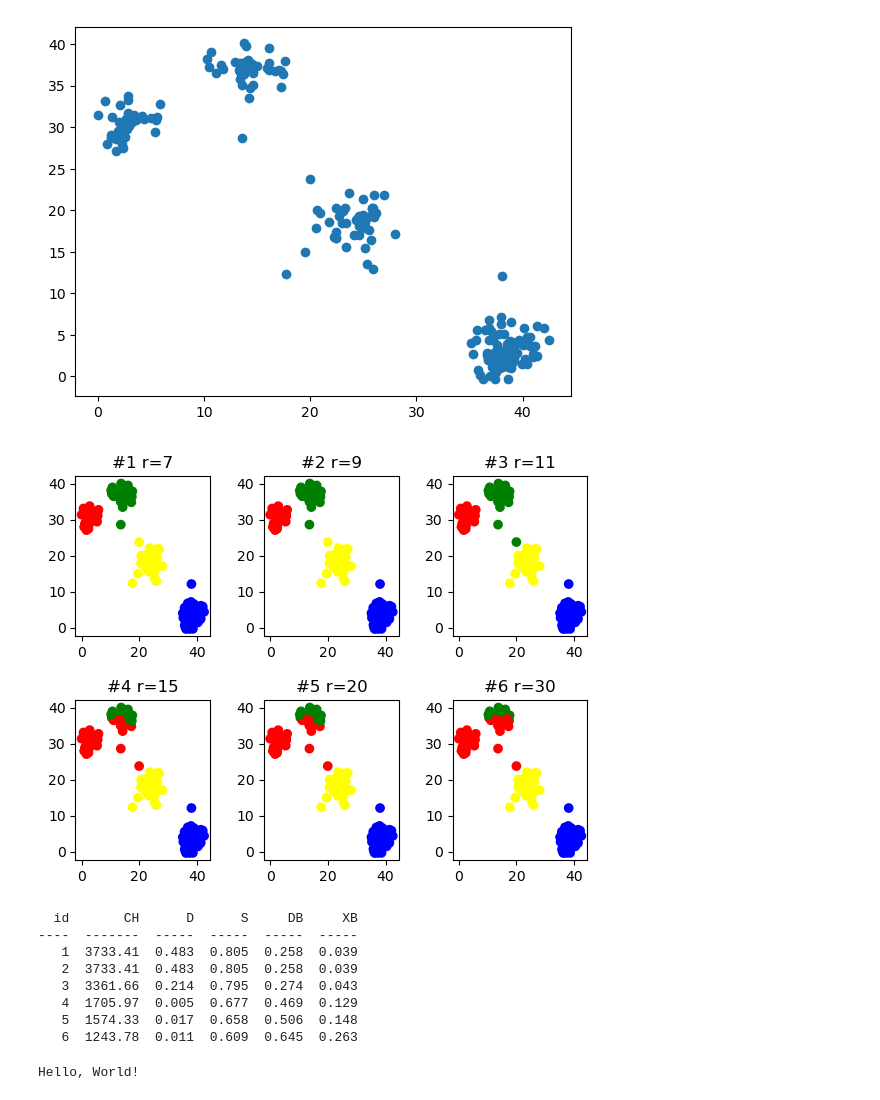
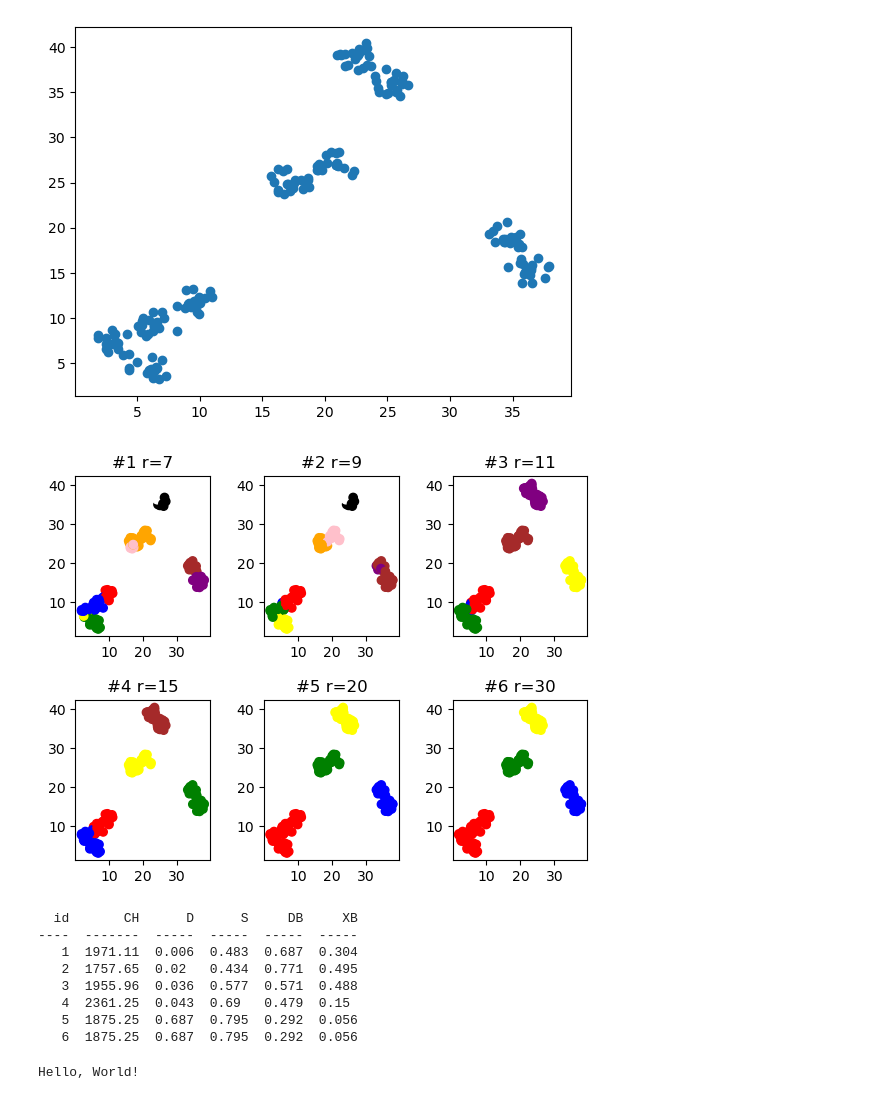
Before and after one commit to MrPlotva/Time-Series, a Jupyter notebook: capital_testing.ipynb, the cells around one changed output. Drawn from its saved outputs; the diff is of its cells as text; code cells hidden in the pictures.

```diff
--- a/capital_testing.ipynb
+++ b/capital_testing.ipynb
@@ -246,48 +14,48 @@ class Tester:
 # %%
 generator = generator_lib.Generator()
-res = generator.generate_with_noise()
+res = generator.generate_with_subclusters()
 
 arr = np.array(res)
 xs = arr[:, 0]
 ys = arr[:, 1]
 plt.scatter(xs, ys)
 plt.show()
 
-tester = Tester()
+tester = indexes_lib.Tester()
 
 fig, axs = plt.subplots(2, 3)
 ind = 0
 
 for r in [7, 9, 11, 15, 20, 30]:
     wishart = wishart_lib.Wishart(r, 0.2)
     w = wishart.fit(arr)
     colour_pool = ['red', 'blue', 'green', 'yellow', 'brown', 'purple', 'orange', 'pink', 'white', 'black', 'cyan']
 
     tester.add_test(arr, w)
 
-    clean_data, clean_w = cleaning(arr, w)
+    clean_data, clean_w = indexes_lib.cleaning(arr, w)
     colours = [colour_pool[i] for i in clean_w]
 
     axs[ind // 3, ind % 3].scatter(clean_data[:, 0], clean_data[:, 1], c=colours)
     axs[ind // 3, ind % 3].set_title('#{} r={}'.format(ind+1, r))
     ind += 1
 
 plt.subplots_adjust(left=0.1, bottom=0.1, right=0.9, top=0.9, wspace=0.4, hspace=0.4)
 plt.show()
 
 
 tester.display()
 # %% [output]
-[figure, old version]
+[figure, new version]
-[figure, old version]
+[figure, new version]
   id       CH      D      S     DB     XB
 ----  -------  -----  -----  -----  -----
-   1  3733.41  0.483  0.805  0.258  0.039
-   2  3733.41  0.483  0.805  0.258  0.039
-   3  3361.66  0.214  0.795  0.274  0.043
-   4  1705.97  0.005  0.677  0.469  0.129
-   5  1574.33  0.017  0.658  0.506  0.148
-   6  1243.78  0.011  0.609  0.645  0.263
+   1  1971.11  0.006  0.483  0.687  0.304
+   2  1757.65  0.02   0.434  0.771  0.495
+   3  1955.96  0.036  0.577  0.571  0.488
+   4  2361.25  0.043  0.69   0.479  0.15
+   5  1875.25  0.687  0.795  0.292  0.056
+   6  1875.25  0.687  0.795  0.292  0.056
 # %%
 class color:
     PURPLE = '\033[95m'
```
Also changed, not shown: parts of 2 cells of this notebook, 1 other file.
